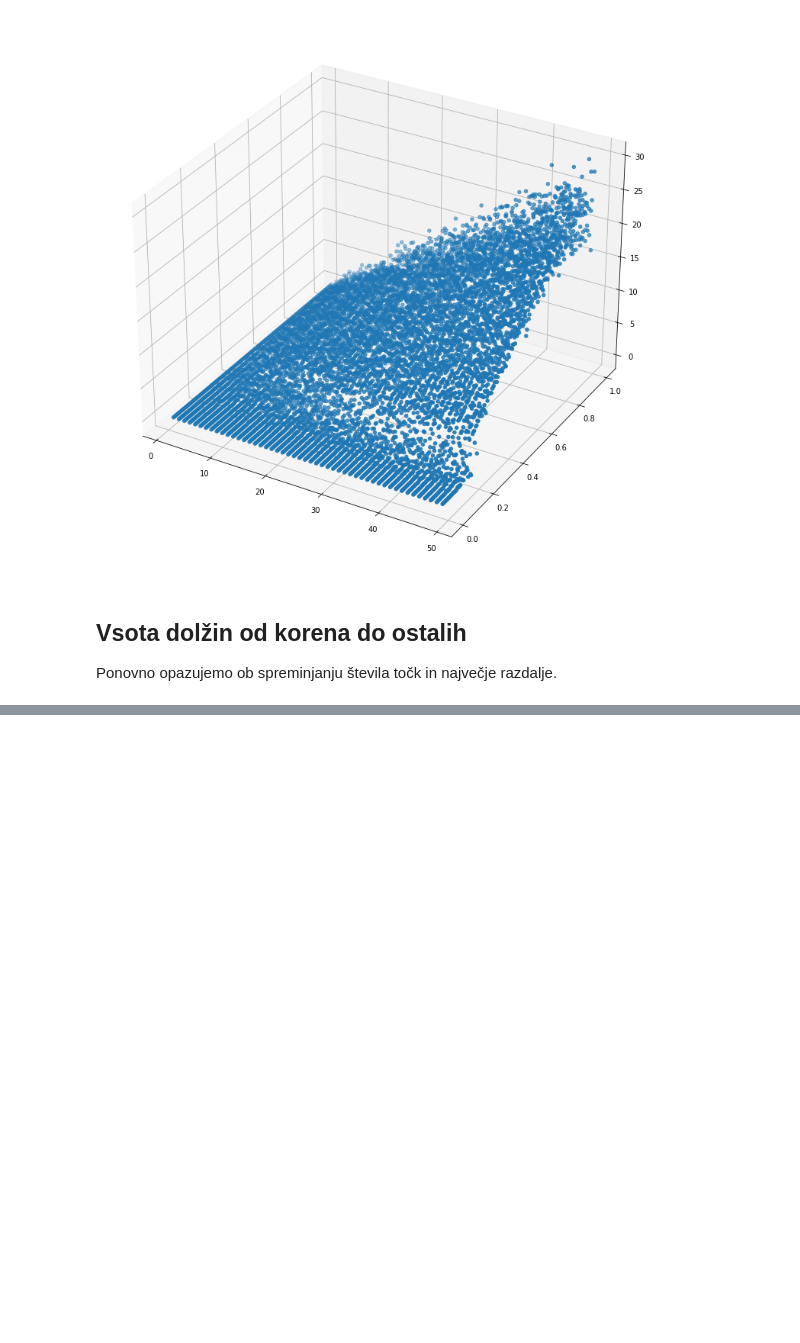
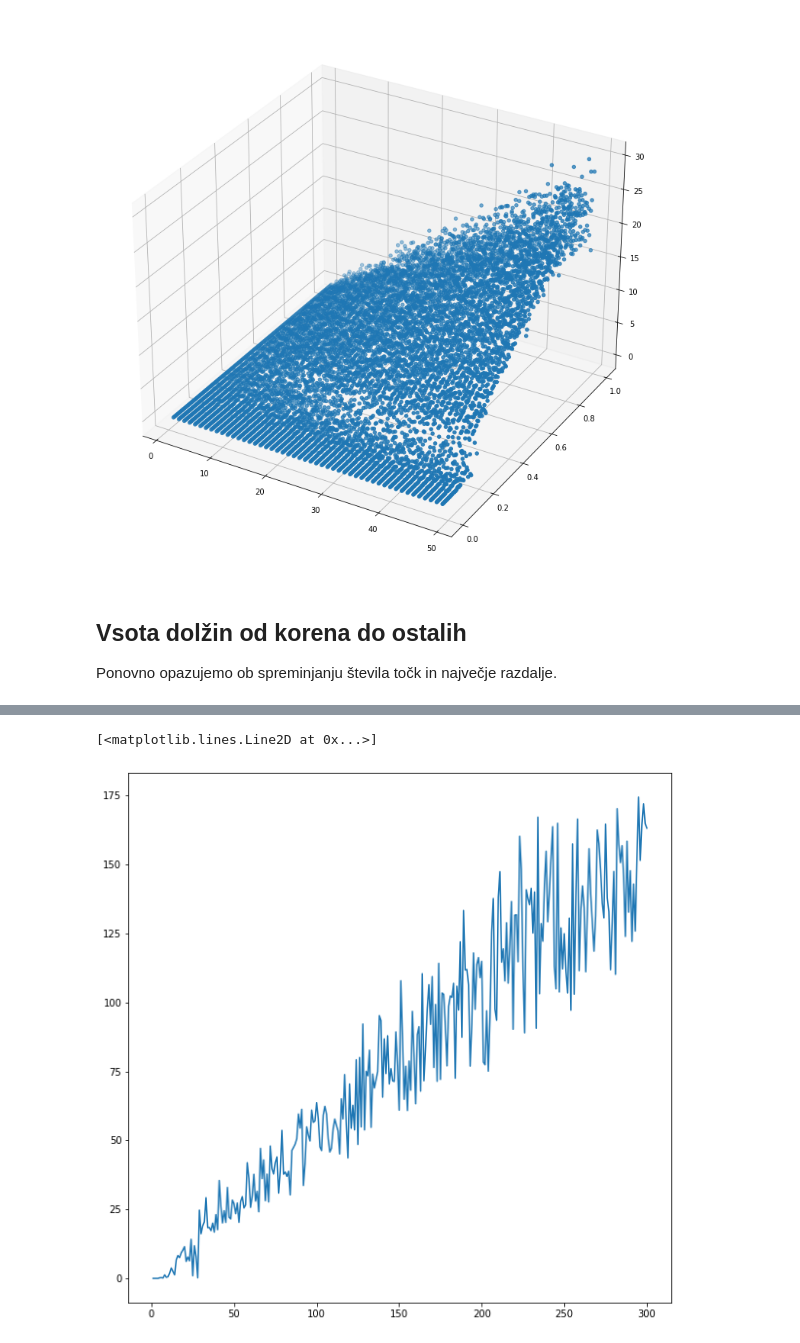
Before and after one commit to timkalan/poti-v-kvadratu, a Jupyter notebook: koda/izracuni.ipynb, the cells around one changed output, grey strips where cells are left out. Drawn from its saved outputs; the diff is of its cells as text; code cells hidden in the pictures; blank space fills up the shorter version.

```diff
--- a/koda/izracuni.ipynb
+++ b/koda/izracuni.ipynb
@@ -145,3 +145,39 @@ Wall time: 15.7 s
 ## Vsota dolžin od korena do ostalih
 
 Ponovno opazujemo ob spreminjanju števila točk in največje razdalje.
+# %%
+def vsota_razdalj_tocke(max_st_tock=50, max_razdalja=0.3):
+    """
+    Maksimalno dovoljeno razdaljo 'r' vzamemo za dano in pogledamo,
+    kako se spreminja vsota razdalj od korena do ostalih, ko
+    imamo med eno in 'max_st_tock' točk.
+    """
+    tocke = []
+    vsote = []
+
+    # pogledamo različna števila točk
+    for i in range(1, max_st_tock + 1):
+        a = Kvadrat(i, max_razdalja)
+        oddaljenost, oce = a.drevo_najkrajsih_poti()
+
+        tocke.append(i)
+
+        dolzina = 0
+        for tocka in oddaljenost:
+            # to je naš pogoj povezanosti;
+            # v Dijkstri nismo nikoli zmanjšali iz neskončno
+            if oddaljenost[tocka] < 1000000:
+                dolzina += oddaljenost[tocka]
+
+        vsote.append(dolzina)
+
+    return tocke, vsote
+# %%
+%%time
+
+# narišemo vsoto v odvisnosti od števila točk
+
+tocke, dolzine = vsota_razdalj_tocke(300, 0.3)
+
+plt.plot(tocke, dolzine);
+# %% [output]
@@ -147,0 +186,2 @@ Ponovno opazujemo ob spreminjanju števila točk in največje razdalje.
+[<matplotlib.lines.Line2D at 0x...>]
+[figure, added]
```
Also changed, not shown: parts of 5 cells of this notebook.
